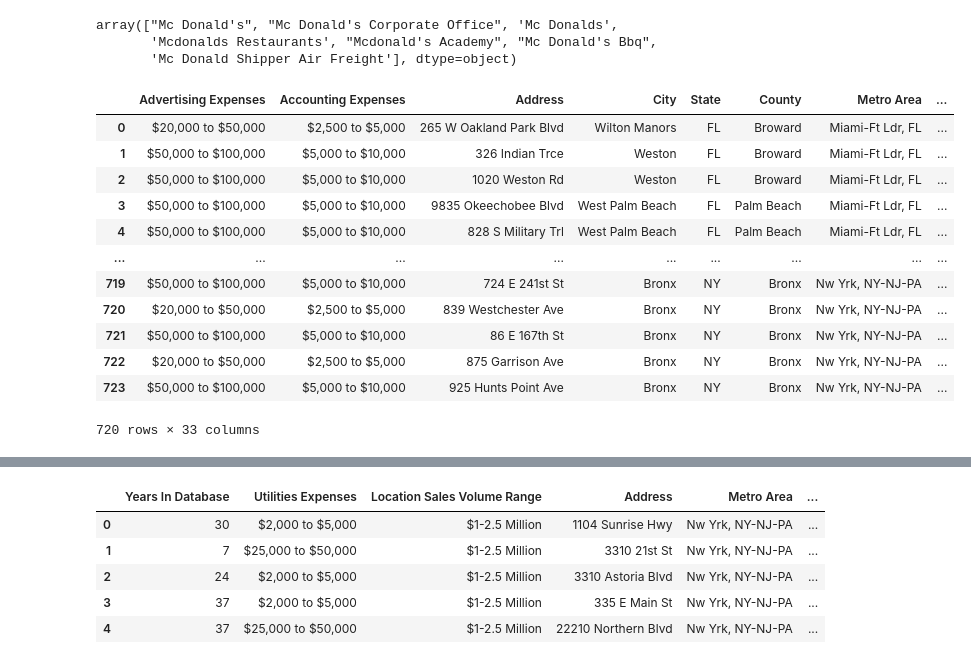
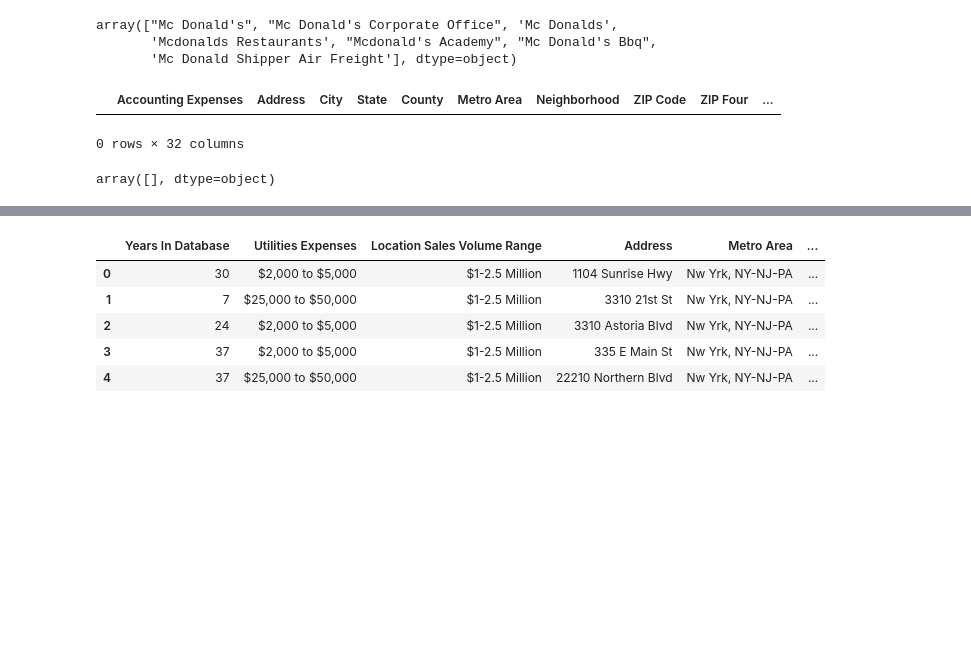
Before and after one commit to PhilAScript826/team-57, a Jupyter notebook: TeamNumber_Project_Week7.ipynb, the cells around one changed output, grey strips where cells are left out. Saved outputs shown, nothing was run; the diff lists cells and outputs as text; code cells hidden in the pictures; blank space fills up the shorter version.

Commit message:
more clean up

```diff
--- a/TeamNumber_Project_Week7.ipynb
+++ b/TeamNumber_Project_Week7.ipynb
@@ -413,7 +419,8 @@ list1
  'Website'}
 # %%
 # .loc[:,
-company_McD_clean = company_McD[[ 'Advertising  Expenses', 'Accounting Expenses',
+# 'Advertising Expenses'
+company_McD_clean = company_McD[['Accounting Expenses',
  'Address',
  'City',
  'State',
@@ -634,23 +640,18 @@ array(["Mc Donald's", "Mc Donald's Corporate Office", 'Mc Donalds',
 # %%
 # SELECT MCDONALDS ONLY FROM COMPANY NAME.
 
-company_McD_clean = company_McD_clean[company_McD_clean['Company Name'].str.contains("Donald's")]
+company_McD_clean = company_McD_clean[company_McD_clean['Company Name'] == ("Mc Donald's")]
 company_McD_clean
+
+
 #how to select string with apostrophe???? use double quotes
 #throw out
 # 'Mc Donald Shipper Air Freight', 'Mcdonald's Academy', 'Mc Donald's Bbq', 'Mc Donald's Corporate Office',
 # 'Mc Donald's Corporate Office', 'Mc Donalds',
 # %% [output]
-|  | Advertising Expenses | Accounting Expenses | Address | City | State | County | Metro Area | ... |
-| 0 | $20,000 to $50,000 | $2,500 to $5,000 | 265 W Oakland Park Blvd | Wilton Manors | FL | Broward | Miami-Ft Ldr, FL | ... |
-| 1 | $50,000 to $100,000 | $5,000 to $10,000 | 326 Indian Trce | Weston | FL | Broward | Miami-Ft Ldr, FL | ... |
-| 2 | $50,000 to $100,000 | $5,000 to $10,000 | 1020 Weston Rd | Weston | FL | Broward | Miami-Ft Ldr, FL | ... |
-| 3 | $50,000 to $100,000 | $5,000 to $10,000 | 9835 Okeechobee Blvd | West Palm Beach | FL | Palm Beach | Miami-Ft Ldr, FL | ... |
-| 4 | $50,000 to $100,000 | $5,000 to $10,000 | 828 S Military Trl | West Palm Beach | FL | Palm Beach | Miami-Ft Ldr, FL | ... |
-| ... | ... | ... | ... | ... | ... | ... | ... | ... |
-| 719 | $50,000 to $100,000 | $5,000 to $10,000 | 724 E 241st St | Bronx | NY | Bronx | Nw Yrk, NY-NJ-PA | ... |
-| 720 | $20,000 to $50,000 | $2,500 to $5,000 | 839 Westchester Ave | Bronx | NY | Bronx | Nw Yrk, NY-NJ-PA | ... |
-| 721 | $50,000 to $100,000 | $5,000 to $10,000 | 86 E 167th St | Bronx | NY | Bronx | Nw Yrk, NY-NJ-PA | ... |
-| 722 | $20,000 to $50,000 | $2,500 to $5,000 | 875 Garrison Ave | Bronx | NY | Bronx | Nw Yrk, NY-NJ-PA | ... |
-| 723 | $50,000 to $100,000 | $5,000 to $10,000 | 925 Hunts Point Ave | Bronx | NY | Bronx | Nw Yrk, NY-NJ-PA | ... |
+|  | Accounting Expenses | Address | City | State | County | Metro Area | Neighborhood | ZIP Code | ZIP Four | ... |
-720 rows × 33 columns
+0 rows × 32 columns
+# %%
+company_McD_clean['Company Name'].unique()
+# %% [output]
+array([], dtype=object)
```
Also changed, not shown: parts of 32 cells of this notebook, 3 other files.
